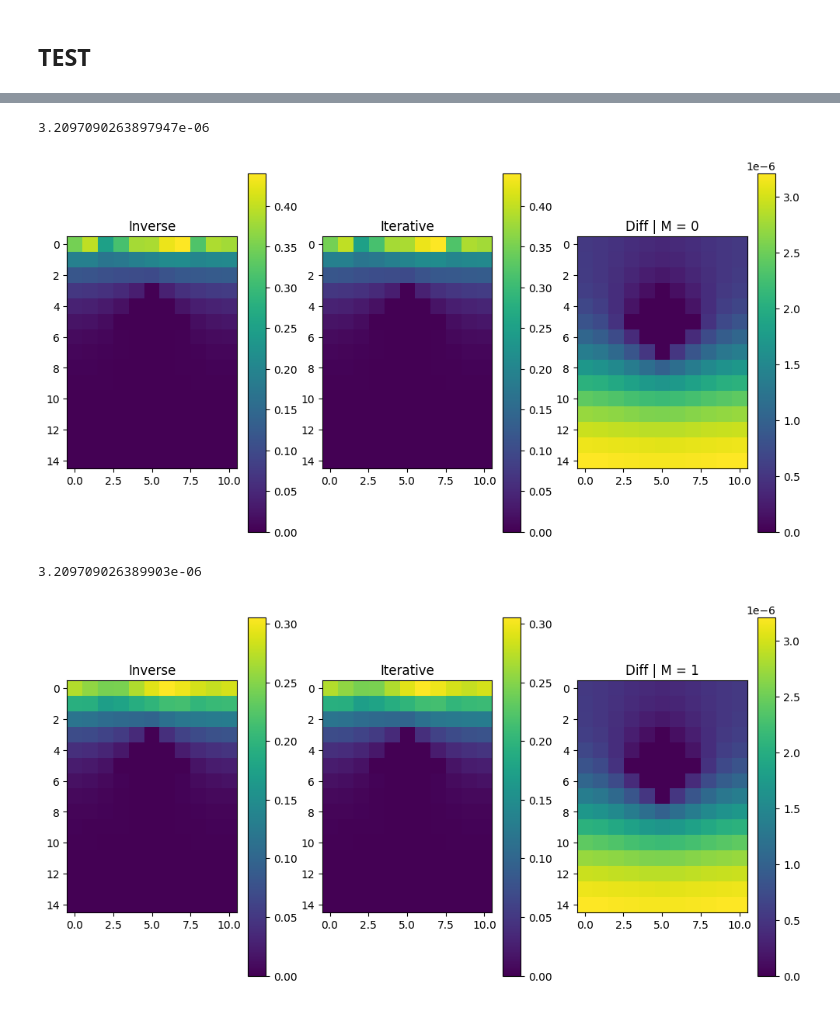
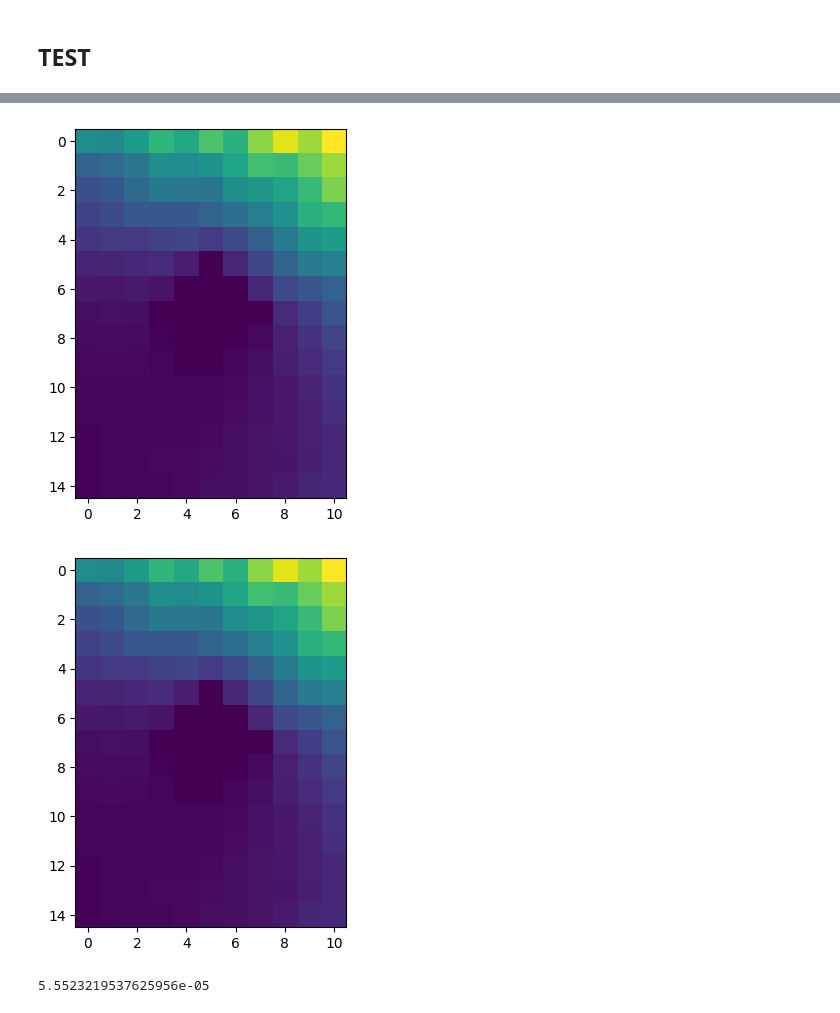
Before and after one commit to kyrellverano/Finite-Memory-Controller, a Jupyter notebook: FSC/FSC_NB/fake_inversion_original.ipynb, the cells around one changed output, grey strips where cells are left out. Drawn from its saved outputs; the diff is of its cells as text; code cells hidden in the pictures.

```diff
--- a/FSC/FSC_NB/fake_inversion_original.ipynb
+++ b/FSC/FSC_NB/fake_inversion_original.ipynb
@@ -520,24 +141,11 @@ Fortran min: -0.9748425988321382, max: 0.0
 # %%
-for im in range(M):
-    fig = plt.figure(figsize=(12,6))
-    plt.subplot(1,3,1)
-    plt.title("Inverse")
-    plt.imshow(inv_sol.reshape(M,Ly,Lx)[im])
-    plt.colorbar()
-    plt.subplot(1,3,2)
-    plt.title("Iterative")
-    plt.imshow(iter_sol.reshape(M,Ly,Lx)[im])
-    plt.colorbar()
-    plt.subplot(1,3,3)
-    plt.title("Diff | M = {}".format(im))
-    plt.imshow(np.abs(iter_sol.reshape(M,Ly,Lx)[im]-inv_sol.reshape(M,Ly,Lx)[im]))
-    plt.colorbar()
-    print(np.abs(iter_sol.reshape(M,Ly,Lx)[im]-inv_sol.reshape(M,Ly,Lx)[im]).max())
-
-
-    plt.show()
+plt.imshow(inv_sol.reshape(M,Ly,Lx)[0])
+plt.show()
+plt.imshow(iter_sol.reshape(M,Ly,Lx)[0])
+plt.show()
+plt.imshow(np.abs(iter_sol.reshape(M,Ly,Lx)[0]-inv_sol.reshape(M,Ly,Lx)[0]))
+np.abs(iter_sol.reshape(M,Ly,Lx)[0]-inv_sol.reshape(M,Ly,Lx)[0]).max()
 # %% [output]
+[figure, new version]
+[figure, new version]
-3.2097090263897947e-06
+5.5523219537625956e-05
-[figure, old version]
-3.209709026389903e-06
-[figure, old version]
```
Also changed, not shown: parts of 20 cells of this notebook.
